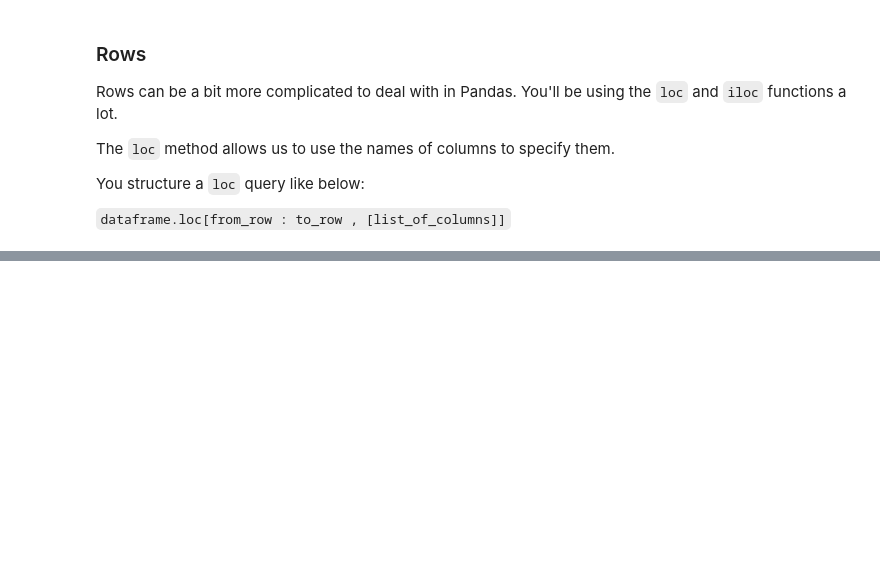
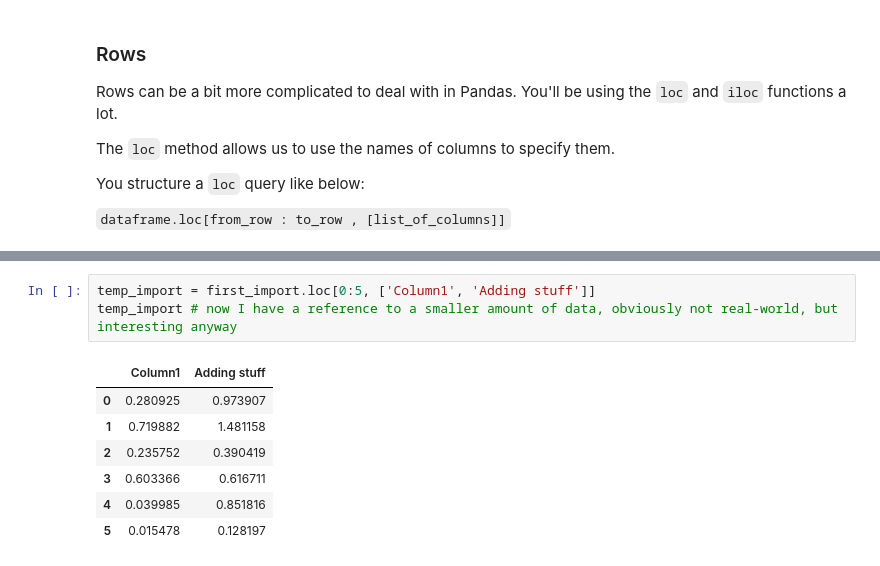
Before and after one commit to rnddave/python-for-data-analysts, a Jupyter notebook: pandas_tutorial.ipynb, the cells around one changed output, grey strips where cells are left out. Drawn from its saved outputs; the diff is of its cells as text; blank space fills up the shorter version.

```diff
--- a/pandas_tutorial.ipynb
+++ b/pandas_tutorial.ipynb
@@ -234,0 +255,11 @@ You structure a `loc` query like below:
+# %%
+temp_import = first_import.loc[0:5, ['Column1', 'Adding stuff']]
+temp_import # now I have a reference to a smaller amount of data, obviously not real-world, but interesting anyway
+# %% [output]
+|  | Column1 | Adding stuff |
+| 0 | 0.280925 | 0.973907 |
+| 1 | 0.719882 | 1.481158 |
+| 2 | 0.235752 | 0.390419 |
+| 3 | 0.603366 | 0.616711 |
+| 4 | 0.039985 | 0.851816 |
+| 5 | 0.015478 | 0.128197 |
```
Also changed, not shown: parts of 7 cells of this notebook.
